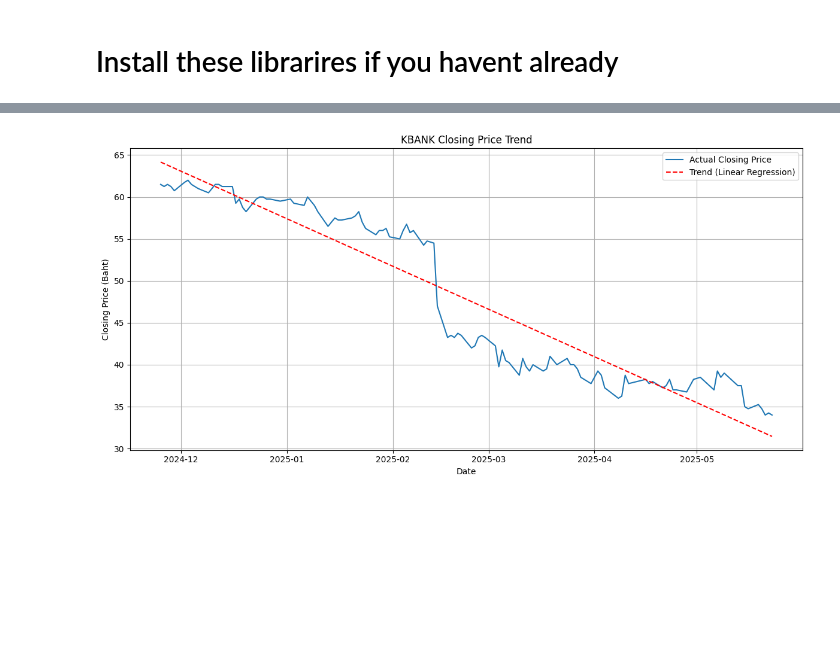
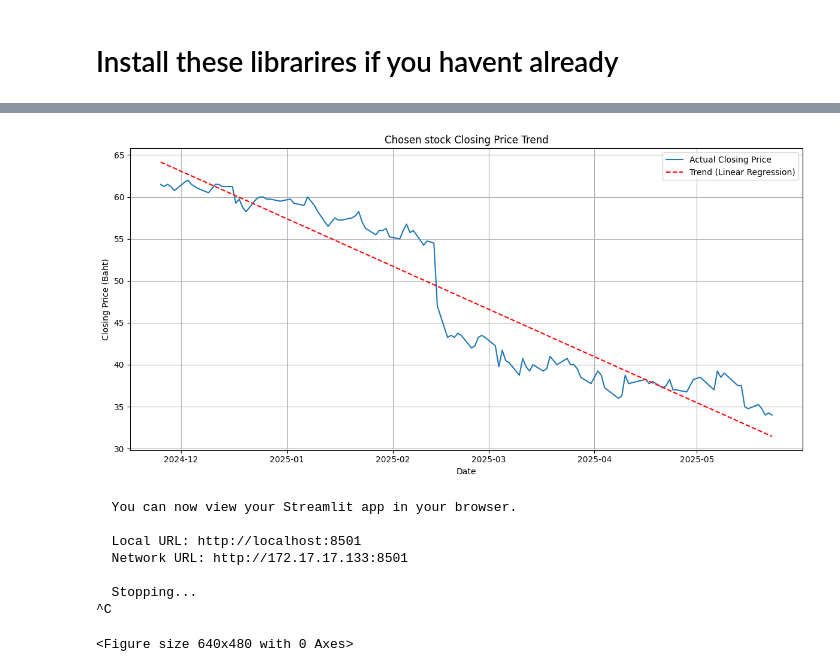
Before and after one commit to NETtoSan/Project-494, a Jupyter notebook: project.ipynb, the cells around one changed output, grey strips where cells are left out. Drawn from its saved outputs; the diff is of its cells as text; code cells hidden in the pictures; blank space fills up the shorter version.

Commit message:
Added web browser and gitignore

```diff
--- a/project.ipynb
+++ b/project.ipynb
@@ -71,34 +47,44 @@ import matplotlib.pyplot as plt
 import matplotlib
 
 matplotlib.rcParams['font.family'] = 'DejaVu Sans'
 df_sorted = df.sort_values("วันที่")
 X = df_sorted["วันที่"].map(pd.Timestamp.toordinal).to_numpy().reshape(-1, 1)
 y = df_sorted["ราคาปิด"].astype(float).to_numpy()
 
 model = LinearRegression()
 model.fit(X, y)
 trend = model.predict(X)
 
 plt.figure(figsize=(12, 6))
 plt.plot(df_sorted["วันที่"], y, label="Actual Closing Price")
 plt.plot(df_sorted["วันที่"], trend, label="Trend (Linear Regression)", linestyle="--", color="red")
-plt.title("KBANK Closing Price Trend")
+plt.title("Chosen stock Closing Price Trend")
 plt.xlabel("Date")
 plt.ylabel("Closing Price (Baht)")
 plt.legend()
 plt.grid(True)
 plt.tight_layout()
 plt.show()
 
 # Save the plot as an image
-plt.savefig("kbank_closing_price_trend.png")
+plt.savefig("Stock-results.png")
 
 # Save the data (date, actual, trend) to CSV
 output_df = pd.DataFrame({
     "วันที่": df_sorted["วันที่"].dt.strftime("%Y-%m-%d"),
     "ราคาปิด": y,
     "แนวโน้ม": trend
 })
-output_df.to_csv("kbank_closing_price_trend.csv", index=False)
+output_df.to_csv("Stock-results.csv", index=False)
+
+!python3 -m streamlit run main.py
 # %% [output]
-[figure, old version]
+[figure, new version]
+  You can now view your Streamlit app in your browser.
+
+  Local URL: http://localhost:8501
+  Network URL: http://172.17.17.133:8501
+
+  Stopping...
+^C
+<Figure size 640x480 with 0 Axes>
```
Also changed, not shown: parts of 2 cells of this notebook, 2 other files.
